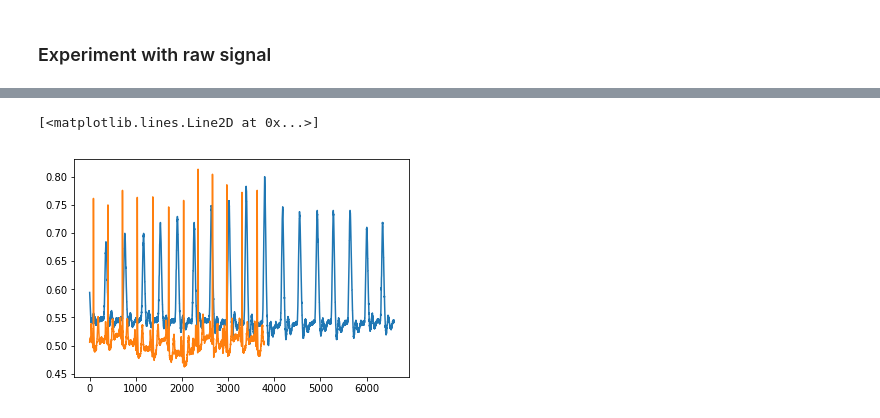
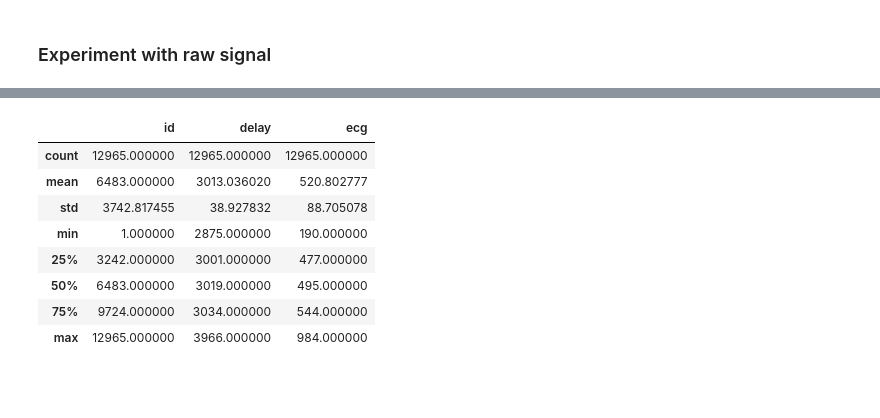
Before and after one commit to piotrbazan/machine-learning, a Jupyter notebook: projects/ecg/raw_signals.ipynb, the cells around one changed output, grey strips where cells are left out. Cells and saved outputs as stored; diff of their text form; code cells hidden in the pictures; blank space fills up the shorter version.

```diff
--- a/projects/ecg/raw_signals.ipynb
+++ b/projects/ecg/raw_signals.ipynb
@@ -68,8 +22,0 @@ data[1]['signals']['S'] = scaler.fit_transform(data[1]['signals']['MLII'])
-# %%
-#plt.figure(figsize=(14,2))
-#plt.plot(s1['S'][0:3784] * .5 + .5)
-plt.plot(s2['S'][0:]  *.3 + 0.5)
-plt.plot(data[1]['signals']['S'][0:3784])
-# %% [output]
-[<matplotlib.lines.Line2D at 0x...>]
-[figure, removed]
@@ -75,0 +25,12 @@ plt.plot(data[1]['signals']['S'][0:3784])
+# %%
+ecg.describe()
+# %% [output]
+|  | id | delay | ecg |
+| count | 12965.000000 | 12965.000000 | 12965.000000 |
+| mean | 6483.000000 | 3013.036020 | 520.802777 |
+| std | 3742.817455 | 38.927832 | 88.705078 |
+| min | 1.000000 | 2875.000000 | 190.000000 |
+| 25% | 3242.000000 | 3001.000000 | 477.000000 |
+| 50% | 6483.000000 | 3019.000000 | 495.000000 |
+| 75% | 9724.000000 | 3034.000000 | 544.000000 |
+| max | 12965.000000 | 3966.000000 | 984.000000 |
```
Also changed, not shown: parts of 22 cells of this notebook, 1 other file.
